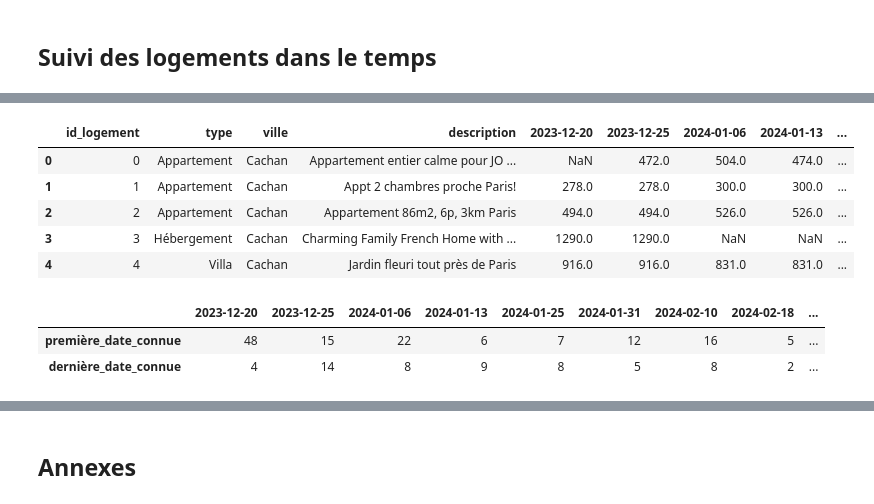
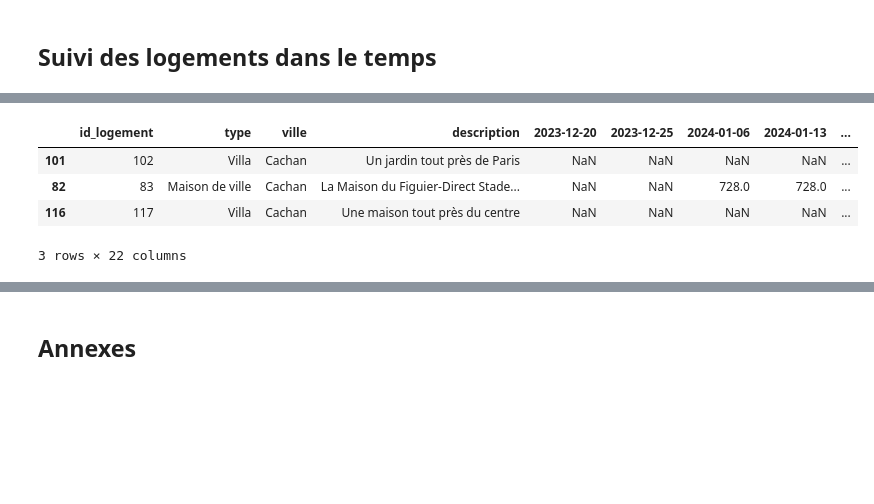
Before and after one commit to PierreDesmet/AirBNB_JO_2024, a Jupyter notebook: Analyses.ipynb, the cells around one changed output, grey strips where cells are left out. Cells and saved outputs as stored; diff of their text form; code cells hidden in the pictures; blank space fills up the shorter version.

```diff
--- a/Analyses.ipynb
+++ b/Analyses.ipynb
@@ -41,6 +41,8 @@ def assigne_identifiant_logement(df, clé):
     result.insert(0, 'id_logement', result.pop('id_logement'))
     return result
 df = assigne_identifiant_logement(df, clé)
+
+date_cols = sorted(df.date_enregistrement.unique())
 clé = ['id_logement'] + clé
 print(df.shape)
 df.tail(2)
@@ -114,43 +116,45 @@ df.sample(3)
 # %%
-def make_pivot(df):
+def impute_trous(df, date_cols=date_cols):
+    """
+    Hypothèse : si un logement disparaît temporairement avant de réapparaître, c'est que je l'ai loupé dans mon scrapping.
+    On peut donc légitimement imputer ces trous par la dernière valeur :
+    """
+    # Avant : pivot.query("id_logement == 27")
+    df[date_cols] = df[date_cols].ffill(axis=1)
+    for col in date_cols:
+        df.loc[col < df.première_date_connue, col] = np.nan
+        df.loc[col > df.dernière_date_connue, col] = np.nan
+    # Après : pivot.query("id_logement == 27")
+
+
+def make_pivot(df, date_cols=date_cols):
     pivot = df.pivot(columns=['date_enregistrement'], values='prix', index=clé)
     pivot.columns = list(pivot.columns)
     pivot = pivot.reset_index()
 
-    # Creation de la dernière date connue :
-    date_cols = pivot.filter(regex='202').columns.tolist()
-    pivot['dernier_prix_connu'] = pivot.filter(regex="202").ffill(axis=1).iloc[:, -1]
+    pivot['première_date_connue'] = np.nan
+    for col in date_cols:
+        cond = pivot['première_date_connue'].isnull()
+        cond &= pivot[col].notnull()
+        pivot.loc[cond, 'première_date_connue'] = col
 
     pivot['dernière_date_connue'] = np.nan
     for col in date_cols[::-1]:
         cond = pivot['dernière_date_connue'].isnull()
         cond &= pivot[col].notnull()
         pivot.loc[cond, 'dernière_date_connue'] = col
 
-    pivot['première_date_connue'] = np.nan
-    for col in date_cols:
-        cond = pivot['première_date_connue'].isnull()
-        cond &= pivot[col].notnull()
-        pivot.loc[cond, 'première_date_connue'] = col
+    pivot['premier_prix_connu'] = pivot.filter(regex="202").bfill(axis=1).iloc[:, 0]
+    pivot['dernier_prix_connu'] = pivot.filter(regex="202").ffill(axis=1).iloc[:, -1]
+
+    impute_trous(pivot)
+    pivot['loué'] = pivot['dernière_date_connue'] < date_cols[-2]
     return pivot
-pivot = make_pivot(df)
-date_cols = [col for col in pivot if isinstance(col, datetime.date)]
-pivot.head()
+pivot = make_pivot(df, date_cols)
+pivot.sample(3)
 # %% [output]
 |  | id_logement | type | ville | description | 2023-12-20 | 2023-12-25 | 2024-01-06 | 2024-01-13 | ... |
-| 0 | 0 | Appartement | Cachan | Appartement entier calme pour JO ... | NaN | 472.0 | 504.0 | 474.0 | ... |
-| 1 | 1 | Appartement | Cachan | Appt 2 chambres proche Paris! | 278.0 | 278.0 | 300.0 | 300.0 | ... |
-| 2 | 2 | Appartement | Cachan | Appartement 86m2, 6p, 3km Paris | 494.0 | 494.0 | 526.0 | 526.0 | ... |
-| 3 | 3 | Hébergement | Cachan | Charming Family French Home with ... | 1290.0 | 1290.0 | NaN | NaN | ... |
-| 4 | 4 | Villa | Cachan | Jardin fleuri tout près de Paris | 916.0 | 916.0 | 831.0 | 831.0 | ... |
+| 101 | 102 | Villa | Cachan | Un jardin tout près de Paris | NaN | NaN | NaN | NaN | ... |
+| 82 | 83 | Maison de ville | Cachan | La Maison du Figuier-Direct Stade... | NaN | NaN | 728.0 | 728.0 | ... |
+| 116 | 117 | Villa | Cachan | Une maison tout près du centre | NaN | NaN | NaN | NaN | ... |
+3 rows × 22 columns
-# %%
-concat = pd.concat([
-    pivot.première_date_connue.value_counts().sort_index().to_frame().T,
-    pivot.dernière_date_connue.value_counts().sort_index().to_frame().T,
-], axis=0)
-concat.index = ['première_date_connue', 'dernière_date_connue']
-concat
-# %% [output]
-|  | 2023-12-20 | 2023-12-25 | 2024-01-06 | 2024-01-13 | 2024-01-25 | 2024-01-31 | 2024-02-10 | 2024-02-18 | ... |
-| première_date_connue | 48 | 15 | 22 | 6 | 7 | 12 | 16 | 5 | ... |
-| dernière_date_connue | 4 | 14 | 8 | 9 | 8 | 5 | 8 | 2 | ... |
```
Also changed, not shown: parts of 19 cells of this notebook, 14 other files.
